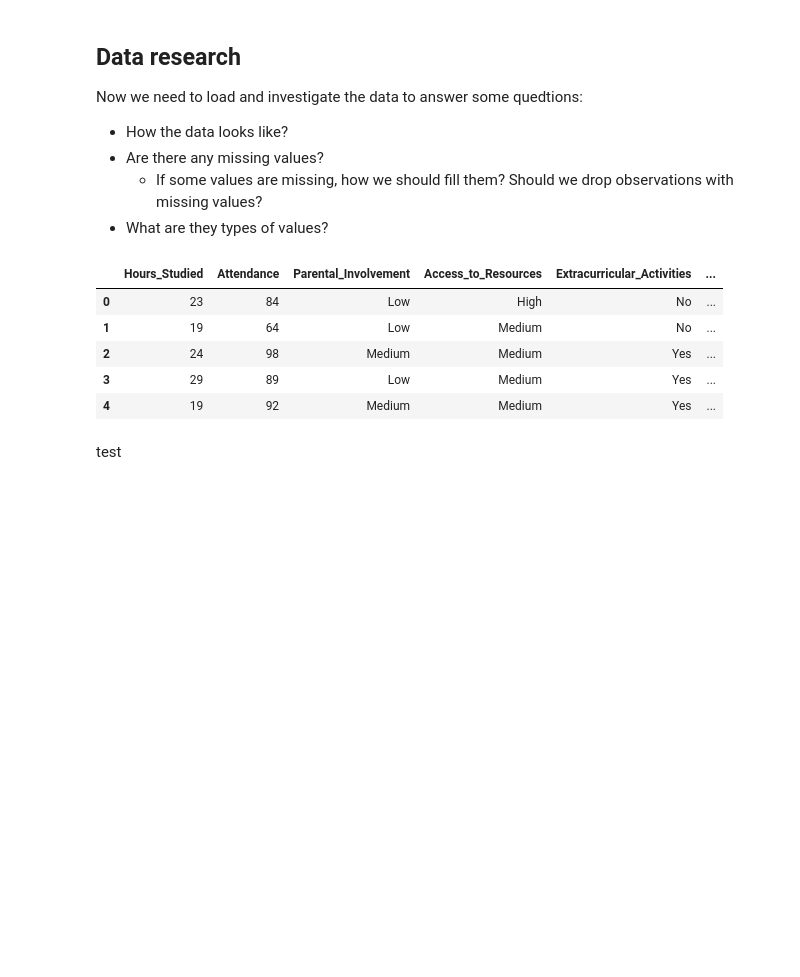
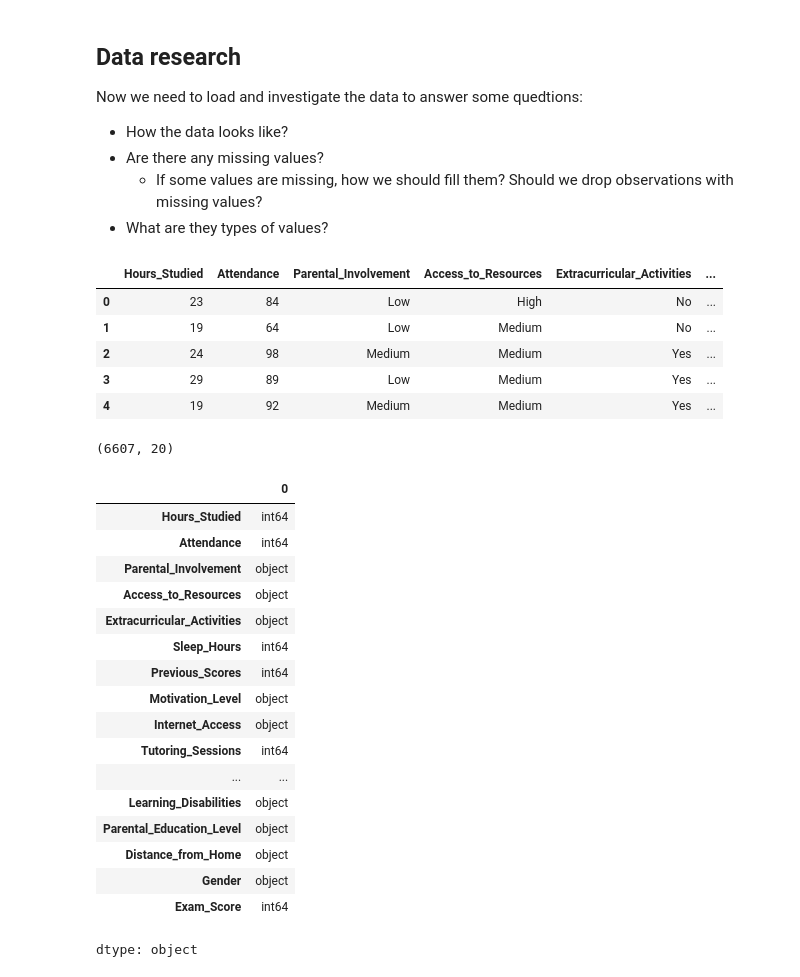
Before and after one commit to PawelG-WWA/learning-features, a Jupyter notebook: PROW_pd4484.ipynb, the cells around one changed output. Drawn from its saved outputs; the diff is of its cells as text; code cells hidden in the pictures; blank space fills up the shorter version.

Commit message:
Added some descriptive analysis about the data frame. Analysis contains basics like shape, count of non-null values etc.

```diff
--- a/PROW_pd4484.ipynb
+++ b/PROW_pd4484.ipynb
@@ -33,5 +33,30 @@ df.head()
 | 2 | 24 | 98 | Medium | Medium | Yes | ... |
 | 3 | 29 | 89 | Low | Medium | Yes | ... |
 | 4 | 19 | 92 | Medium | Medium | Yes | ... |
-# %% [markdown]
-test
+# %%
+# show shape of the data frame: format (rows, columns)
+df.shape
+# %% [output]
+(6607, 20)
+# %%
+# present dtypes of each column
+df.dtypes
+# %% [output]
+|  | 0 |
+| Hours_Studied | int64 |
+| Attendance | int64 |
+| Parental_Involvement | object |
+| Access_to_Resources | object |
+| Extracurricular_Activities | object |
+| Sleep_Hours | int64 |
+| Previous_Scores | int64 |
+| Motivation_Level | object |
+| Internet_Access | object |
+| Tutoring_Sessions | int64 |
+| ... | ... |
+| Learning_Disabilities | object |
+| Parental_Education_Level | object |
+| Distance_from_Home | object |
+| Gender | object |
+| Exam_Score | int64 |
+dtype: object
```
Also changed, not shown: parts of 2 cells of this notebook.
